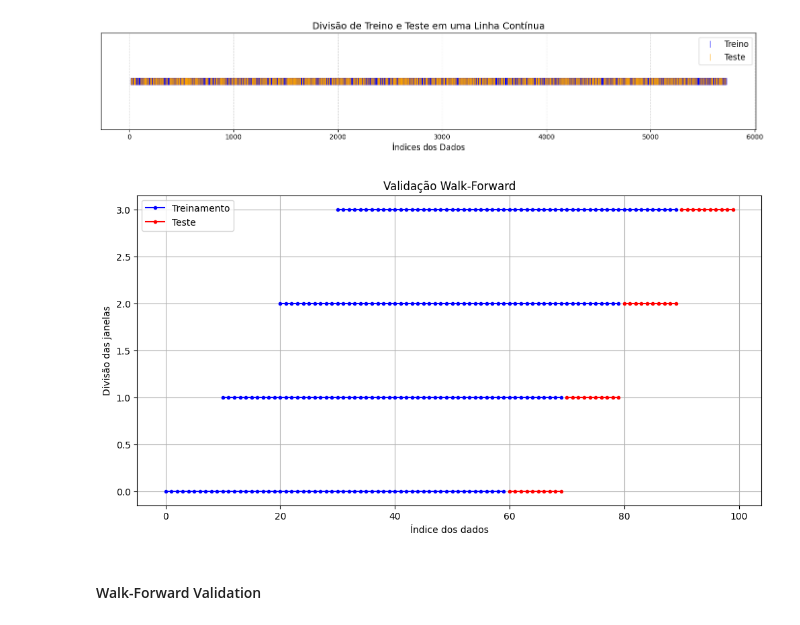
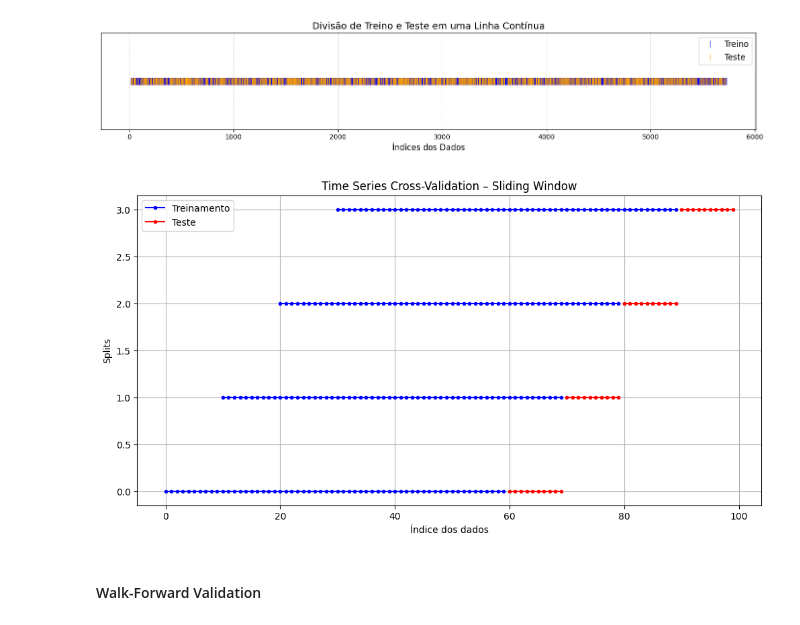
Before and after one commit to Bruno-Santana-Eco/TCC_Machine_learning, a Jupyter notebook: Random Forest 3.ipynb, the cells around one changed output. Saved outputs shown, nothing was run; the diff lists cells and outputs as text; code cells hidden in the pictures.

```diff
--- a/Random Forest 3.ipynb
+++ b/Random Forest 3.ipynb
@@ -969,36 +946,36 @@ import matplotlib.pyplot as plt
 n_observations = 100  # Total de observações (dados)
 n_train = 60          # Tamanho do conjunto de treinamento inicial
 n_test = 10           # Tamanho do conjunto de teste por janela
 
 # Gerando índices fictícios
 indices = np.arange(n_observations)
 
 # Inicializando variáveis
 train_windows = []
 test_windows = []
 
 # Criando janelas de validação Walk-Forward
 for start in range(0, n_observations - n_train - n_test + 1, n_test):
     train_window = indices[start : start + n_train]
     test_window = indices[start + n_train : start + n_train + n_test]
     train_windows.append(train_window)
     test_windows.append(test_window)
 
 # Plotando Walk-Forward Validation
 plt.figure(figsize=(12, 6))
 for i, (train, test) in enumerate(zip(train_windows, test_windows)):
     plt.plot(train, [i] * len(train), 'b.-', label='Treinamento' if i == 0 else "")
     plt.plot(test, [i] * len(test), 'r.-', label='Teste' if i == 0 else "")
 
 # Configurando o gráfico
 plt.xlabel('Índice dos dados')
-plt.ylabel('Divisão das janelas')
-plt.title('Validação Walk-Forward')
+plt.ylabel('Splits')
+plt.title('Time Series Cross-Validation – Sliding Window')
 plt.legend()
 plt.grid(True)
 plt.show()
 # %% [output]
-[figure, old version]
+[figure, new version]
 # %% [markdown]
 #### Walk-Forward Validation
 # %%
```
Also changed, not shown: parts of 3 cells of this notebook.
